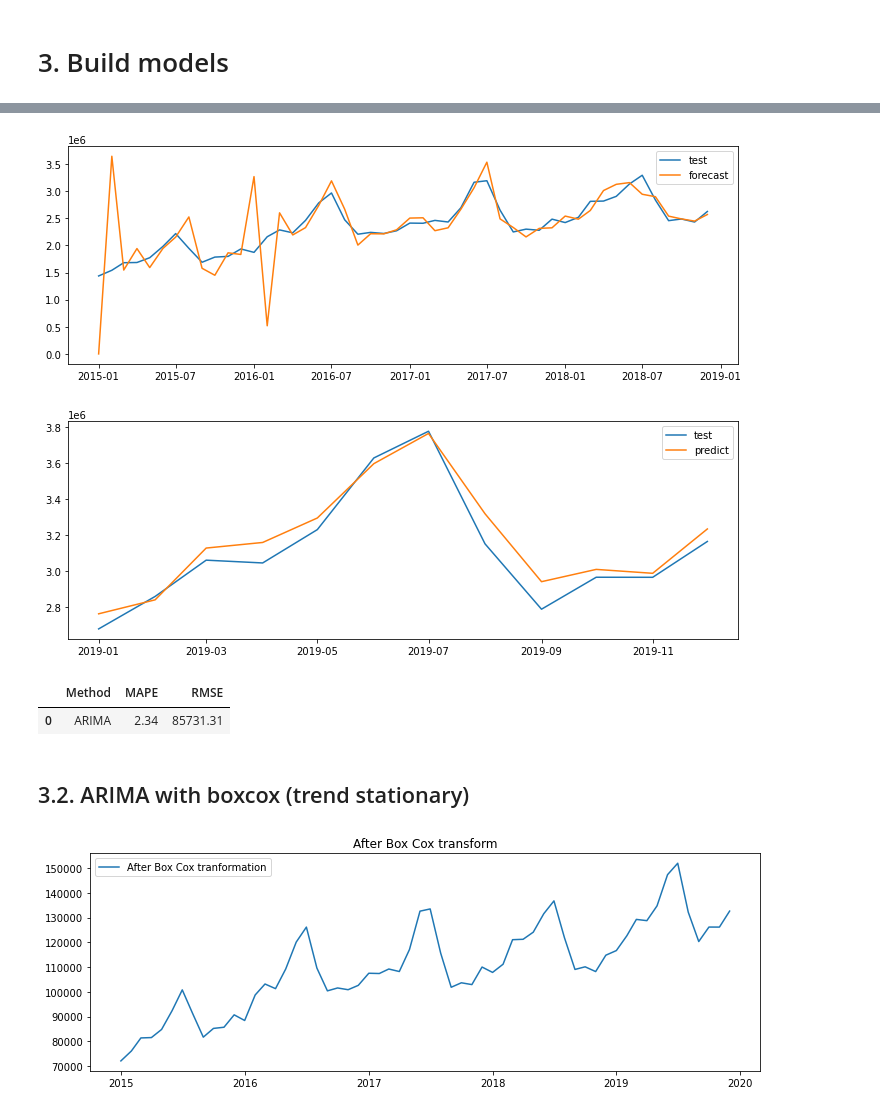
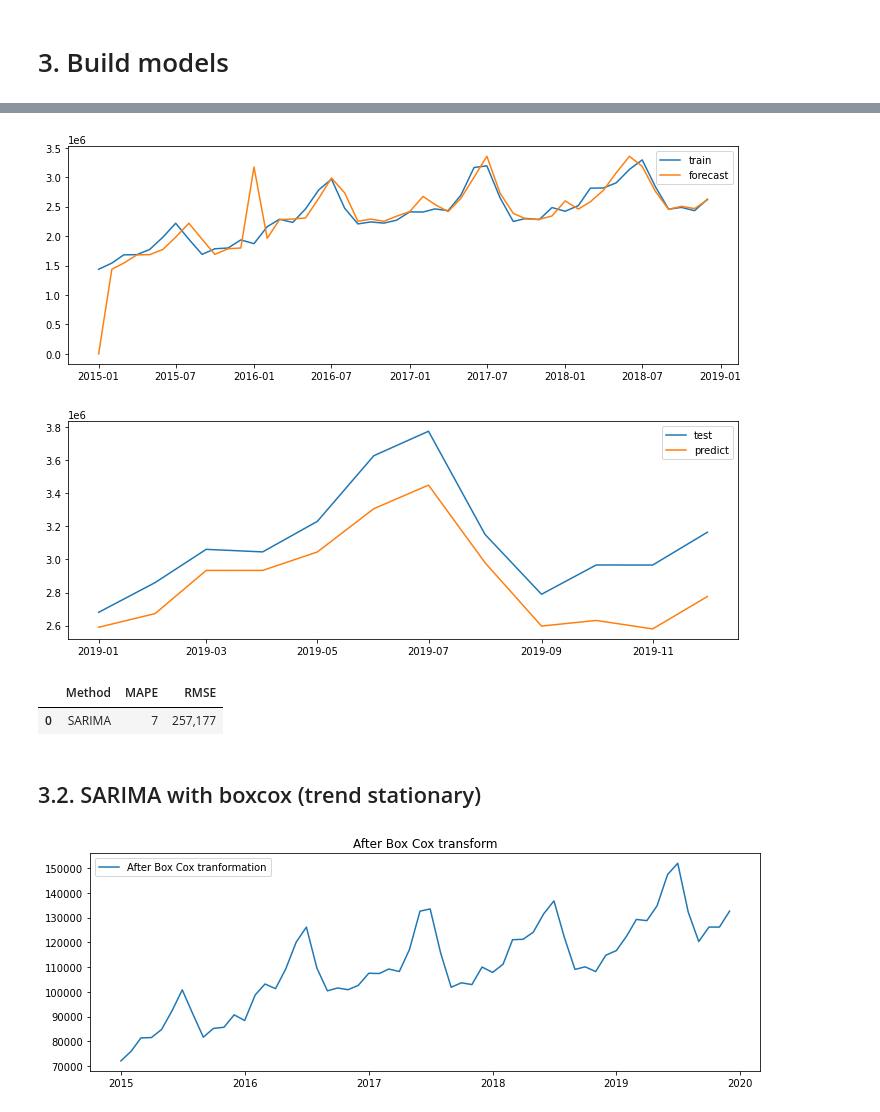
Before and after one commit to Alan-Wolf-VN/passenger_forecast, a Jupyter notebook: pax_forecast.ipynb, the cells around one changed output, grey strips where cells are left out. Drawn from its saved outputs; the diff is of its cells as text; code cells hidden in the pictures.

```diff
--- a/pax_forecast.ipynb
+++ b/pax_forecast.ipynb
@@ -158,13 +162,13 @@ Conclusion:
 # %%
 model = auto_arima(train,
-                   d = 3,
+                   d = None, max_d = 4,
                    start_p = 0,
                    max_p = 13,
                    start_q = 0,
                    max_q = 2,
                    m = 12,
                    seasonal = True,
-                   trace = True)
+                   trace = True, random_state = 99)
 model.summary()
 # %% [output]
 Performing stepwise search to minimize aic
@@ -228,12 +226,12 @@ test
 # %%
 # Plot train vs forecast
 plt.figure(figsize=(12,4))
-plt.plot(train, label='test')
+plt.plot(train, label='train')
 plt.plot(model.predict_in_sample(), label='forecast')
 plt.legend(loc='best')
 plt.show()
 # %% [output]
-[figure, old version]
+[figure, new version]
 # %%
 # Plot test vs forecast
 plt.figure(figsize=(12,4))
@@ -242,19 +240,19 @@ plt.plot(test['predict'], label='predict')
 plt.legend(loc='best')
 plt.show()
 # %% [output]
-[figure, old version]
+[figure, new version]
 # %%
 # Calculate rmse and mape:
 rmse = np.sqrt(mean_squared_error(test['TTT'], test['predict'])).round(2)
 mape = np.round(np.mean(np.abs(test['TTT']-test['predict'])/test['TTT'])*100,2)
 # %%
-results = pd.DataFrame({'Method':'ARIMA', 'MAPE': [mape], 'RMSE': [rmse]})
+results = pd.DataFrame({'Method':'SARIMA', 'MAPE': [mape], 'RMSE': [rmse]})
 results
 # %% [output]
 |  | Method | MAPE | RMSE |
-| 0 | ARIMA | 2.34 | 85731.31 |
+| 0 | SARIMA | 7 | 257,177 |
 # %% [markdown]
-## 3.2. ARIMA with boxcox (trend stationary)
+## 3.2. SARIMA with boxcox (trend stationary)
 # %%
 data_boxcox = pd.Series(boxcox(data['TTT'])[0], index = data.index)
 
```
Also changed, not shown: parts of 90 cells of this notebook, 3 other files.
